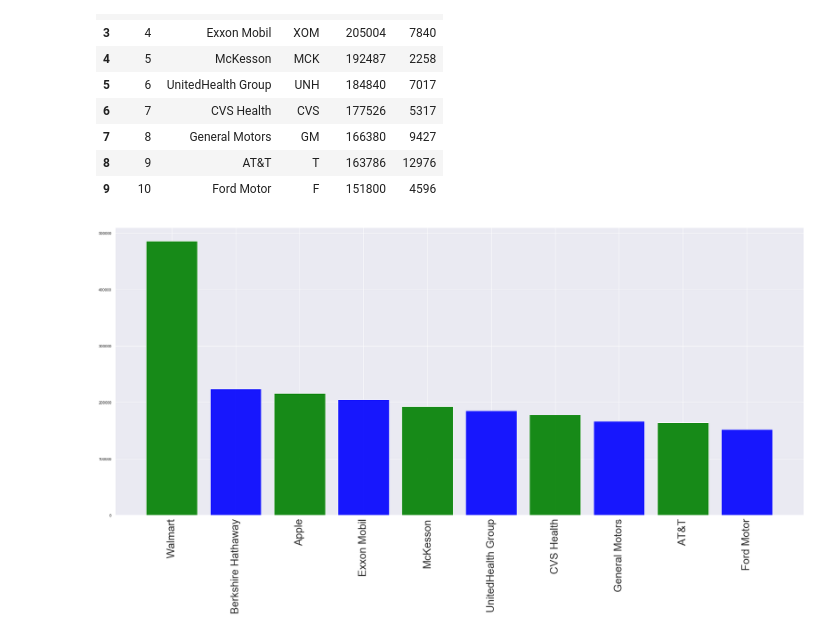
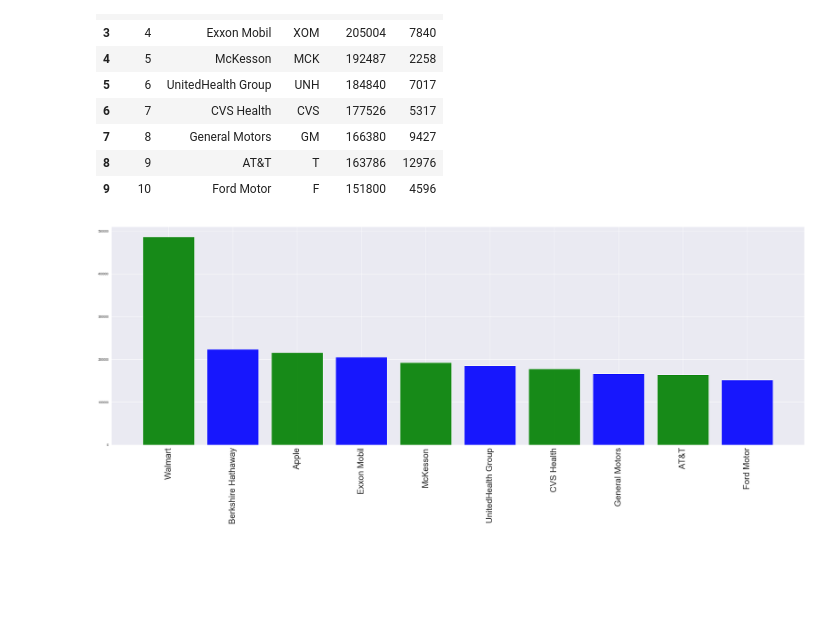
Before and after one commit to chinosamg/ETL-Project, a Jupyter notebook: ETL_Code-Fortune500_Tables_2017.ipynb, the cells around one changed output. Cells and saved outputs as stored; diff of their text form; code cells hidden in the pictures; blank space fills up the shorter version.

```diff
--- a/ETL_Code-Fortune500_Tables_2017.ipynb
+++ b/ETL_Code-Fortune500_Tables_2017.ipynb
@@ -29,9 +31,10 @@ tick_locations = [value for value in x_axis]
 # %%
 plt.figure(figsize=(35,15))
 colors = ["green", "blue"]
 
 plt.bar(x_axis, Fortune10_2017["Revenues"], alpha=.9, align="center", color=colors)
 plt.xticks(tick_locations, Fortune10_2017["Company"], rotation="vertical", fontsize=(30))
+plt.tight_layout()
 plt.savefig("static/Top10_2017_Revenue.png")
 # %% [output]
-[figure, old version]
+[figure, new version]
```
Also changed, not shown: parts of 1 cell of this notebook, 3 other files.
